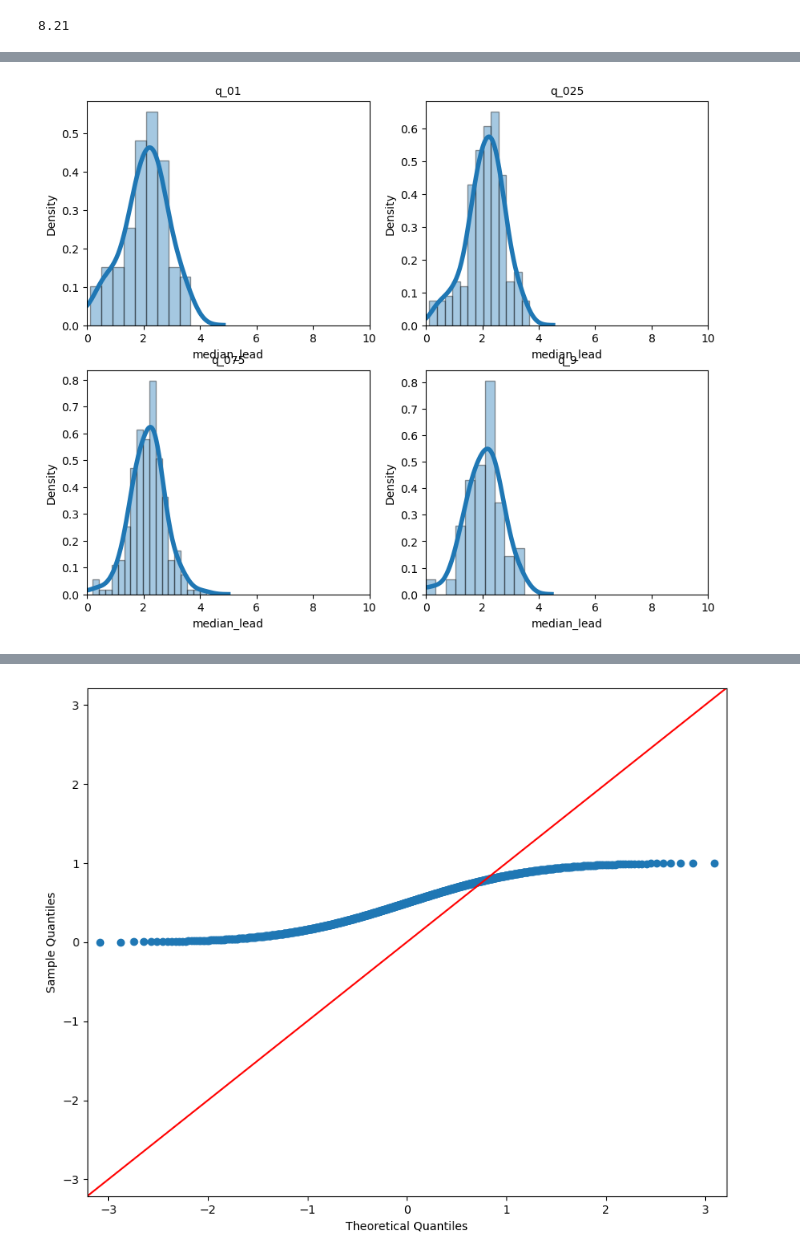
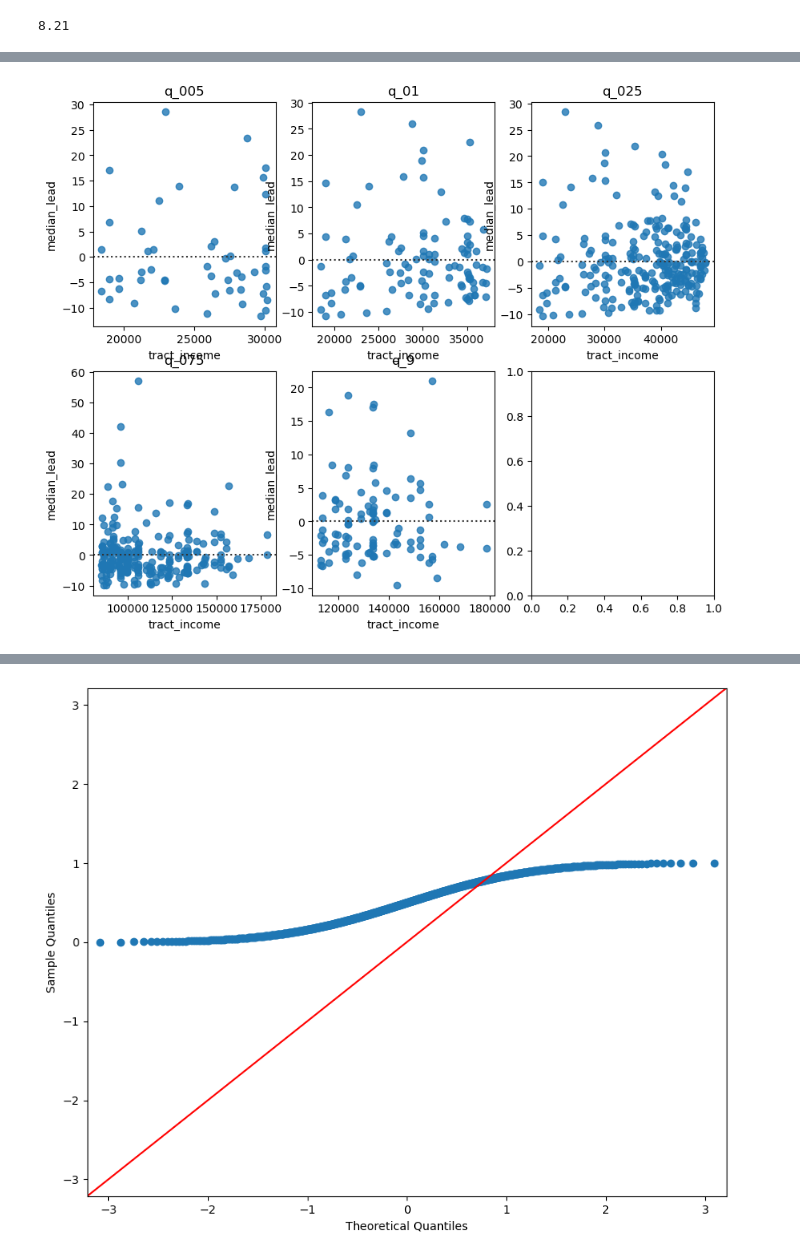
Before and after one commit to jacobhthomas/LeadWater, a Jupyter notebook: qr_income.ipynb, the cells around one changed output, grey strips where cells are left out. Drawn from its saved outputs; the diff is of its cells as text; code cells hidden in the pictures.

```diff
--- a/qr_income.ipynb
+++ b/qr_income.ipynb
@@ -239,9 +239,9 @@ q_9['median_lead'].median()
 # %% [output]
 8.21
 # %%
-lst_q = [q_01, q_025, q_075, q_9]
-q_names = ['q_01', 'q_025', 'q_075', 'q_9']
-fig,axs = plt.subplots(2,2)
+lst_q = [q_005,q_01, q_025, q_075, q_9]
+q_names = ['q_005','q_01', 'q_025', 'q_075', 'q_9']
+fig,axs = plt.subplots(2,3)
 plt.rcParams['figure.figsize'] = 10, 8
 # plt.rcParams['font.size'] = 5
 
@@ -257,0 +258,18 @@ plt.show()
+# %%
+fig,axs = plt.subplots(2,3)
+plt.rcParams['figure.figsize'] = 10, 8
+
+for i, ax in zip(range(len(lst_q)), axs.flatten()):
+    x = lst_q[i]['tract_income'].values.reshape(-1,1)
+    y = lst_q[i]['median_lead'].values.reshape(-1,1)
+    regressor = LinearRegression()
+    regressor.fit(x, y)
+    y_pred = regressor.predict(x)
+
+    ax.scatter(x, y, color='blue', marker='o')
+    ax.plot(x, y_pred, color='red')
+    ax.set_title(q_names[i])
+    ax.set_xlabel('Tract Median Income')
+    ax.set_ylabel('Median Lead')
+
+plt.show()
@@ -258,16 +278,16 @@ plt.show()
 # %%
-#log transform
-fig,axs = plt.subplots(2,2)
+# Fit linear regression model
+
+
+# Create residual plot
+fig, ax = plt.subplots(2,3)
 plt.rcParams['figure.figsize'] = 10, 8
-# plt.rcParams['font.size'] = 5
 
-for i, ax in zip(range(len(lst_q)), axs.flatten()):
-    sns.distplot(np.log(lst_q[i]['median_lead']), ax=ax, hist=True, kde=True,
-             hist_kws={'edgecolor':'black'},
-             kde_kws={'linewidth': 4})
-    ax.set_xlim(0,10)
-    ax.set_title(q_names[i], fontsize=10)
+for i, ax in zip(range(len(lst_q)), ax.flatten()):
 
+    model = sm.OLS.from_formula("median_lead ~ tract_income", data=lst_q[i]).fit()
+    sns.residplot(x="tract_income", y="median_lead", data=lst_q[i], ax=ax)
+    ax.set_title(q_names[i])
 plt.show()
 # %% [output]
-[figure, old version]
+[figure, new version]
```
Also changed, not shown: parts of 3 cells of this notebook.
